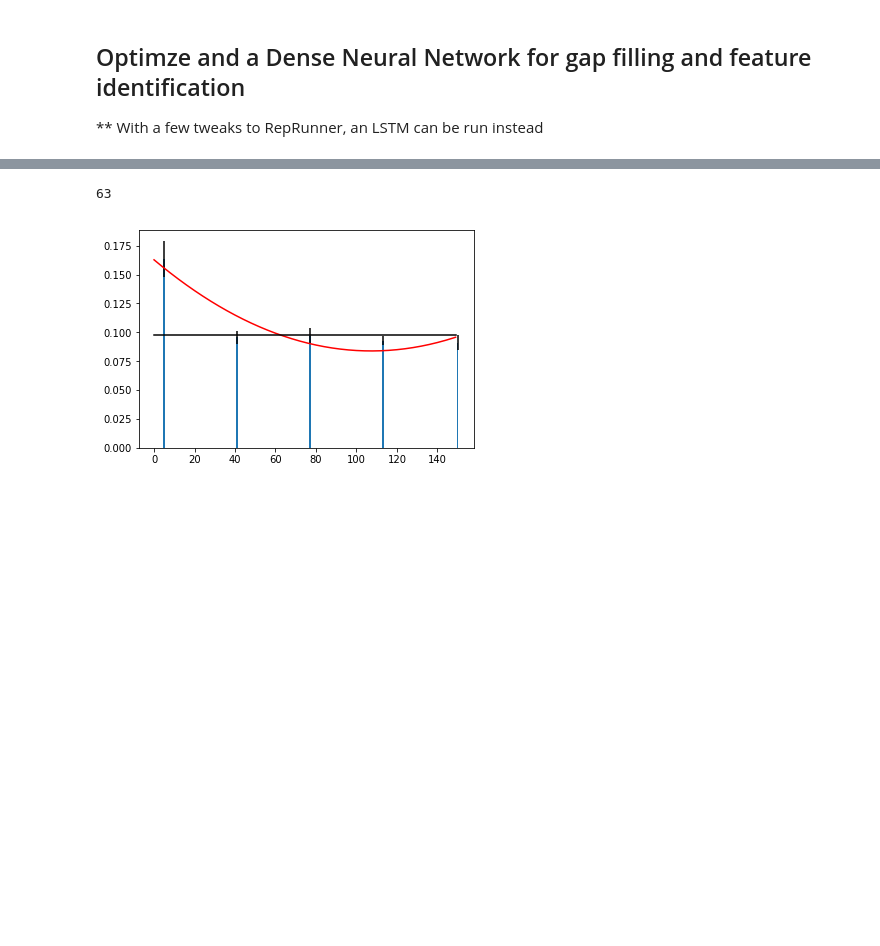
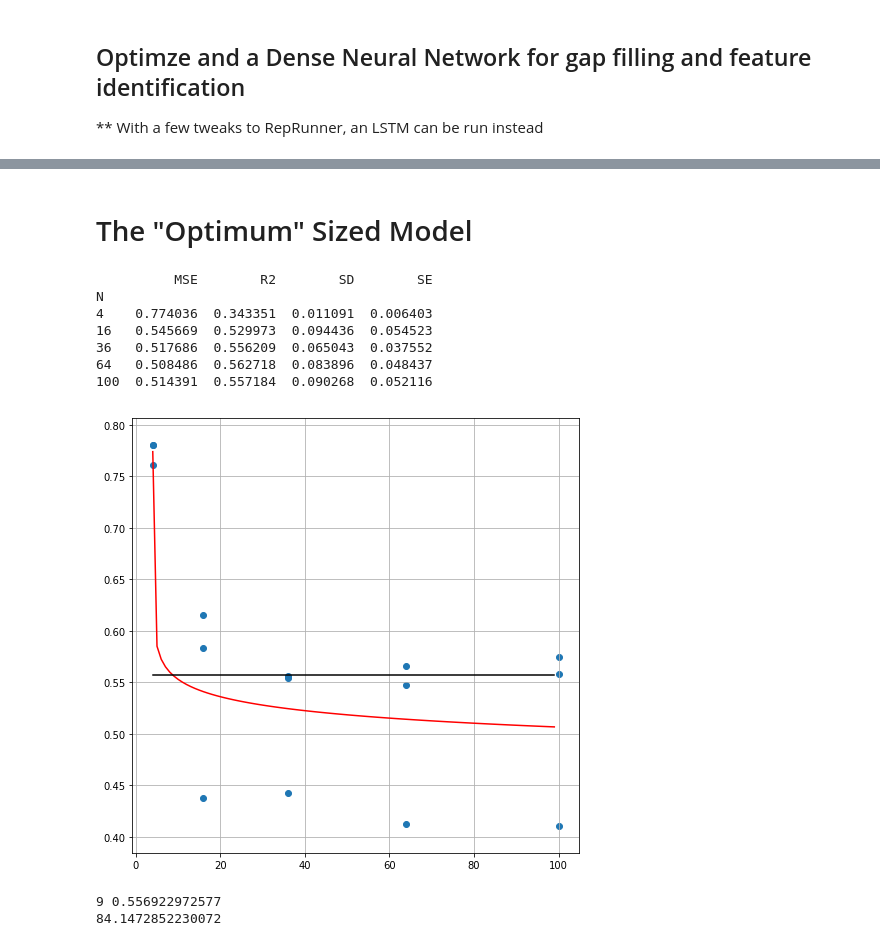
Before and after one commit to June-Skeeter/ML_GapFilling, a Jupyter notebook: OptimumModel.ipynb, the cells around one changed output, grey strips where cells are left out. Drawn from its saved outputs; the diff is of its cells as text; code cells hidden in the pictures; blank space fills up the shorter version.

```diff
--- a/OptimumModel.ipynb
+++ b/OptimumModel.ipynb
@@ -177,0 +120,21 @@ Finisehed Run  4  MSE:  0.0908429776918
+# %%
+Time = time.time()
+Path = 'Data_Footprints_2018-06-12.csv'
+
+if __name__=='__main__'and params['proc'] != 1:
+    pool = Pool(processes=params['proc'],maxtasksperchild=75)
+else:pool=None
+
+def RunLoop(Runs):
+    for N in Runs['N'].unique():
+        params['T'] = 0
+        params['N']=N
+        Results = RunReps(FullModel,params,pool,plot=True)
+        MSE = Results[0]
+        R2 = Results[2]
+        Runs.loc[Runs['N']==N,'MSE']=MSE
+        Runs.loc[Runs['N']==N,'R2']=R2
+        print(Runs.loc[Runs['N']==N])
+    return(Runs)
+
+Runs = RunLoop(Runs)
@@ -178,15 +163,39 @@ Finisehed Run  4  MSE:  0.0908429776918
+# %% [markdown]
+# The "Optimum" Sized Model
 # %%
-fig,ax = plt.subplots()
-ax.bar(Runs['N'],Runs['MSE'],yerr=Runs['SE'])
 
-N = np.arange(0,150)
+Group = Runs.groupby('N').mean()
+Group['SD'] = Runs[['N','MSE']].groupby('N').std()
+Group['SE'] = Runs[['N','MSE']].groupby('N').sem()
+
+print(Group)
+Min = Group.loc[Group['MSE']==Group['MSE'].min()]
+
+fig,ax = plt.subplots(figsize=(8,8))
+ax.scatter(Runs['N'],Runs['MSE'])
+popt, pcov = curve_fit(Curve, Runs['N'].values, Runs['MSE'].values)
+N = np.arange(Runs['N'].min(),Runs['N'].max())
 Fit = Curve(N,*popt)
 ax.plot(N,Fit,color='r')
-Min = Runs.loc[Runs['MSE']==Runs['MSE'].min()]
 Max = (Min['MSE']+Min['SE']).values[0]
 ax.plot(N,N*0+Max,color = 'black')
-params['N']=N[Fit<Max].min()
+plt.grid()
 plt.show()
+try:
+    params['N']=N[Fit<Max].min()
+except:
+    params['N']=N[-1]
+    pass
+print(params['N'],Max)
+print(time.time()-Time)
 # %% [output]
-63
+          MSE        R2        SD        SE
+N
+4    0.774036  0.343351  0.011091  0.006403
+16   0.545669  0.529973  0.094436  0.054523
+36   0.517686  0.556209  0.065043  0.037552
+64   0.508486  0.562718  0.083896  0.048437
+100  0.514391  0.557184  0.090268  0.052116
-[figure, old version]
+[figure, new version]
+9 0.556922972577
+84.1472852230072
```
Also changed, not shown: parts of 16 cells of this notebook.
